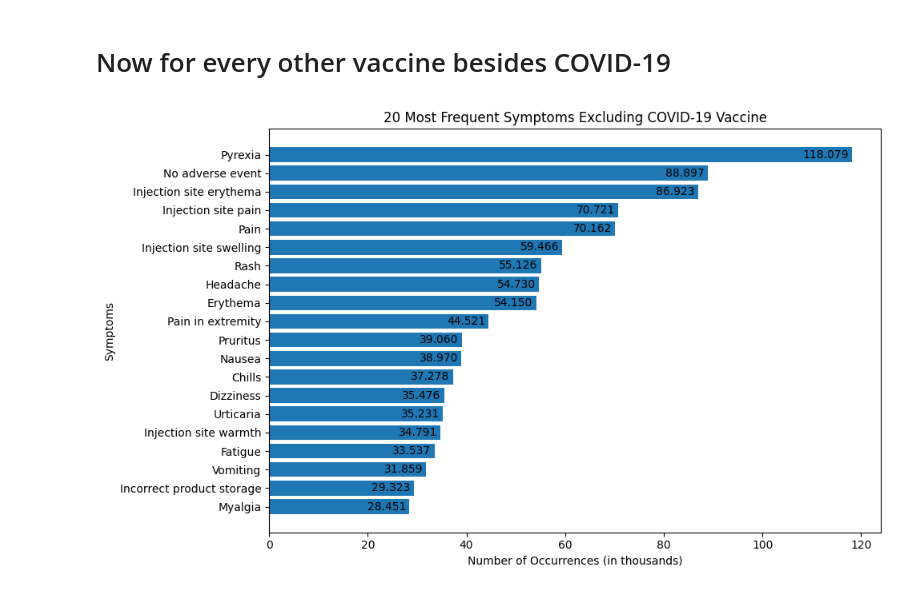
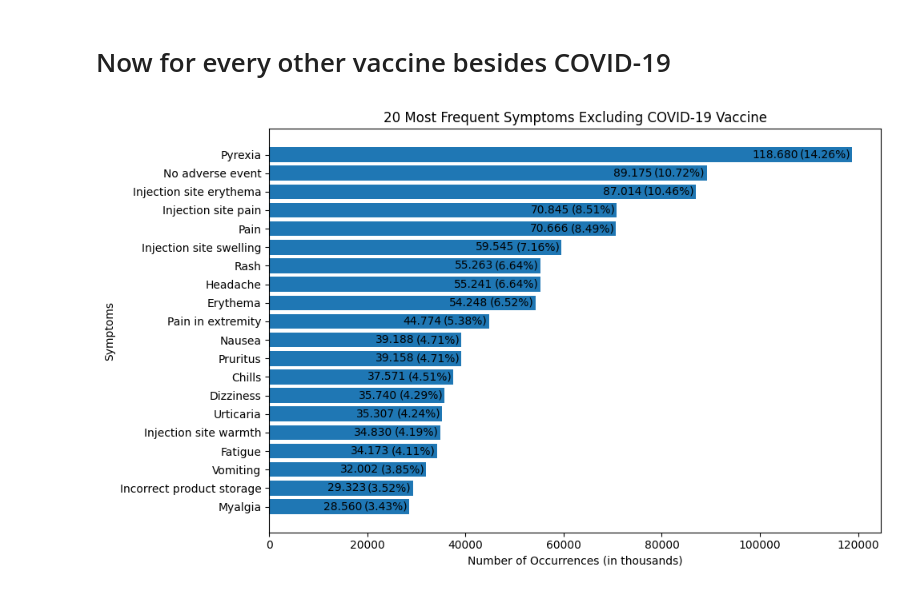
Before and after one commit to ZaNioxX/Masterarbeit, a Jupyter notebook: Data_Exploration/symptoms.ipynb, the cells around one changed output. Drawn from its saved outputs; the diff is of its cells as text; code cells hidden in the pictures.

```diff
--- a/Data_Exploration/symptoms.ipynb
+++ b/Data_Exploration/symptoms.ipynb
@@ -173,6 +243,7 @@ import matplotlib.pyplot as plt
 base_path = "/Users/sep/Documents/HAW/Masterarbeit/Daten.nosync/"
 
 all_non_covid_and_unknown_symptoms = pd.DataFrame()
+unique_entrys = 0
 
 for year in range(1990, 2024):  # Adjust the years as per your data availability
     vax_file_path = f"{base_path}{year}VAERSVAX.csv"
@@ -189,11 +260,7 @@ for year in range(1990, 2024):  # Adjust the years as per your data availability
     symptoms_df = pd.read_csv(symptoms_file_path, encoding='ISO-8859-1')
     non_covid_or_unknown_symptoms_df = symptoms_df[symptoms_df['VAERS_ID'].isin(non_covid_or_unknown_vax_ids)]
 
-    unique_combinations_non_covid = set(zip(covid_symptoms_df['VAERS_ID'], covid_symptoms_df['SYMPTOM1'], covid_symptoms_df['SYMPTOM2'], covid_symptoms_df['SYMPTOM3'], covid_symptoms_df['SYMPTOM4'], covid_symptoms_df['SYMPTOM5']))
-
-    non_covid_or_unknown_symptoms_df = non_covid_or_unknown_symptoms_df[~non_covid_or_unknown_symptoms_df[['VAERS_ID', 'SYMPTOM1', 'SYMPTOM2', 'SYMPTOM3', 'SYMPTOM4', 'SYMPTOM5' ]].apply(tuple, axis=1).isin(unique_combinations_non_covid)]
-
-
+    # non_covid_or_unknown_vax_ids can also include ids which are in covid_vax_ids due to multiple vaccines for one VAERS ID hence the same symptoms are used in both plots and the numbers don't add up
 
     # Combine all symptom columns
     non_covid_or_unknown_all_symptoms = pd.concat([
@@ -202,40 +269,55 @@ for year in range(1990, 2024):  # Adjust the years as per your data availability
         non_covid_or_unknown_symptoms_df['SYMPTOM5']
     ])
     all_non_covid_and_unknown_symptoms = pd.concat([all_non_covid_and_unknown_symptoms, non_covid_or_unknown_all_symptoms])
+
+    non_covid_or_unknown_vax_ids = non_covid_or_unknown_symptoms_df.drop_duplicates(subset="VAERS_ID")
+    unique_entrys += len(non_covid_or_unknown_vax_ids)
 
 # Counting the occurrences of each symptom
 most_common_non_covid_and_unknown_symptoms = all_non_covid_and_unknown_symptoms.value_counts().head(20)
 
 # Convert the Series to a DataFrame
 df = most_common_non_covid_and_unknown_symptoms.reset_index()
 df.columns = ['Symptom', 'Count']
 
 # Sorting the DataFrame
 df = df.sort_values(by='Count', ascending=True)
 
 # Plotting
 plt.figure(figsize=(10, 6))
-bars = plt.barh(df['Symptom'], df['Count'] / 1000)  # Divide the count by 1000 to convert to thousands
+bars = plt.barh(df['Symptom'], df['Count'])  # Divide the count by 1000 to convert to thousands
 
 # Adding labels and title
 plt.xlabel('Number of Occurrences (in thousands)')
 plt.ylabel('Symptoms')
 plt.title('20 Most Frequent Symptoms Excluding COVID-19 Vaccine')
 
 # Adding the text inside the bars with thousands separator
 for bar in bars:
-    label = f'{bar.get_width():,.3f}'.replace(',', '.')  # Format the number with a dot as a thousands separator
-    if bar.get_width() > 100:
-        offset = -10
+    label = f'{bar.get_width():,.0f}'.replace(',', '.')  # Format the number with a dot as a thousands separator
+    percentage = (bar.get_width() / unique_entrys) * 100
+    if bar.get_width() > 100000:
+        total_offset = -20250
+        percent_offset = -10500
+    elif bar.get_width() > 80000:
+        total_offset = -19000
+        percent_offset = -10750
     else:
-        offset = -8.5
-    x_position = bar.get_width() + offset  # Adjust the x-position for label placement
-    plt.text(x_position, bar.get_y() + bar.get_height() / 2,
+        total_offset = -17500
+        percent_offset = -9250
+
+    x_position = bar.get_width()
+    plt.text(x_position + total_offset, bar.get_y() + bar.get_height() / 2,
              label,
+             va='center', ha='left', color='black')
+
+    # Add percentage next to the total number
+    plt.text(x_position + percent_offset, bar.get_y() + bar.get_height() / 2,
+             f'({percentage:.2f}%)',
              va='center', ha='left', color='black')
 
 plt.tight_layout()
 plt.savefig('/Users/sep/PycharmProjects/Masterarbeit/Plots/Data_Exploration/Symptoms/Top20Symptoms_ExcludingCOVID.png')
 plt.show()
 # %% [output]
-[figure, old version]
+[figure, new version]
```
Also changed, not shown: parts of 12 cells of this notebook, 9 other files.
